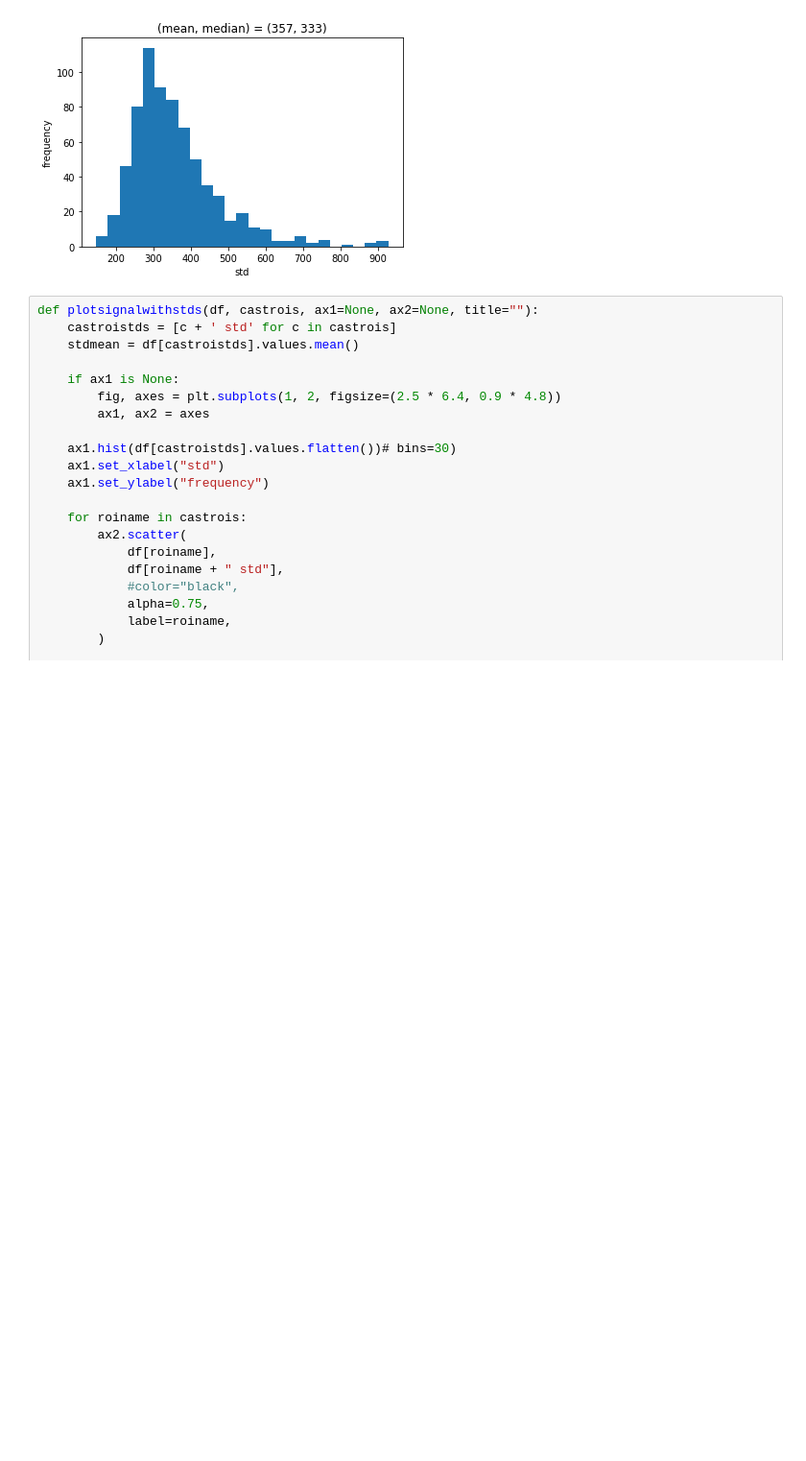
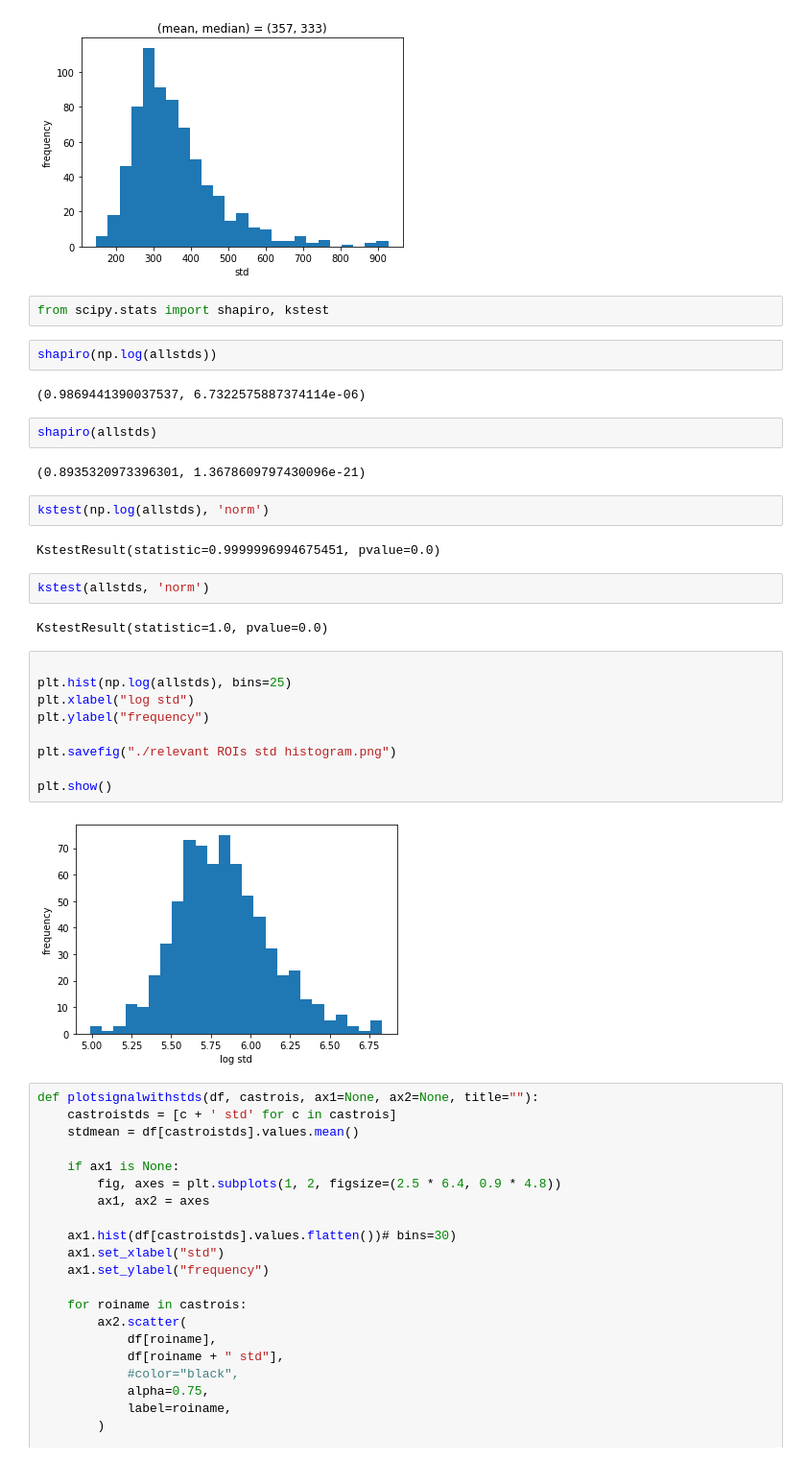
Before and after one commit to CUQI-DTU/Paper-Cochlear, a Jupyter notebook: code/dataparsing_scripts/noise analysis.ipynb, the cells around one changed output. Shown at 96% size. Saved outputs shown, nothing was run; the diff lists cells and outputs as text; blank space fills up the shorter version.

Commit message:
added Kolmogorov-Smirnov and Shapiro tests
of normality of the noise.

```diff
--- a/code/dataparsing_scripts/noise analysis.ipynb
+++ b/code/dataparsing_scripts/noise analysis.ipynb
@@ -70,6 +90,35 @@ plt.savefig("./relevant ROIs std histogram.png")
 plt.show()
 # %% [output]
 [figure]
+# %%
+from scipy.stats import shapiro, kstest
+# %%
+shapiro(np.log(allstds))
+# %% [output]
+(0.9869441390037537, 6.7322575887374114e-06)
+# %%
+shapiro(allstds)
+# %% [output]
+(0.8935320973396301, 1.3678609797430096e-21)
+# %%
+kstest(np.log(allstds), 'norm')
+# %% [output]
+KstestResult(statistic=0.9999996994675451, pvalue=0.0)
+# %%
+kstest(allstds, 'norm')
+# %% [output]
+KstestResult(statistic=1.0, pvalue=0.0)
+# %%
+
+plt.hist(np.log(allstds), bins=25)
+plt.xlabel("log std")
+plt.ylabel("frequency")
+
+plt.savefig("./relevant ROIs std histogram.png")
+
+plt.show()
+# %% [output]
+[figure, added]
 # %%
 def plotsignalwithstds(df, castrois, ax1=None, ax2=None, title=""):
     castroistds = [c + ' std' for c in castrois]
```
Also changed, not shown: parts of 2 cells of this notebook, 1 other file.
